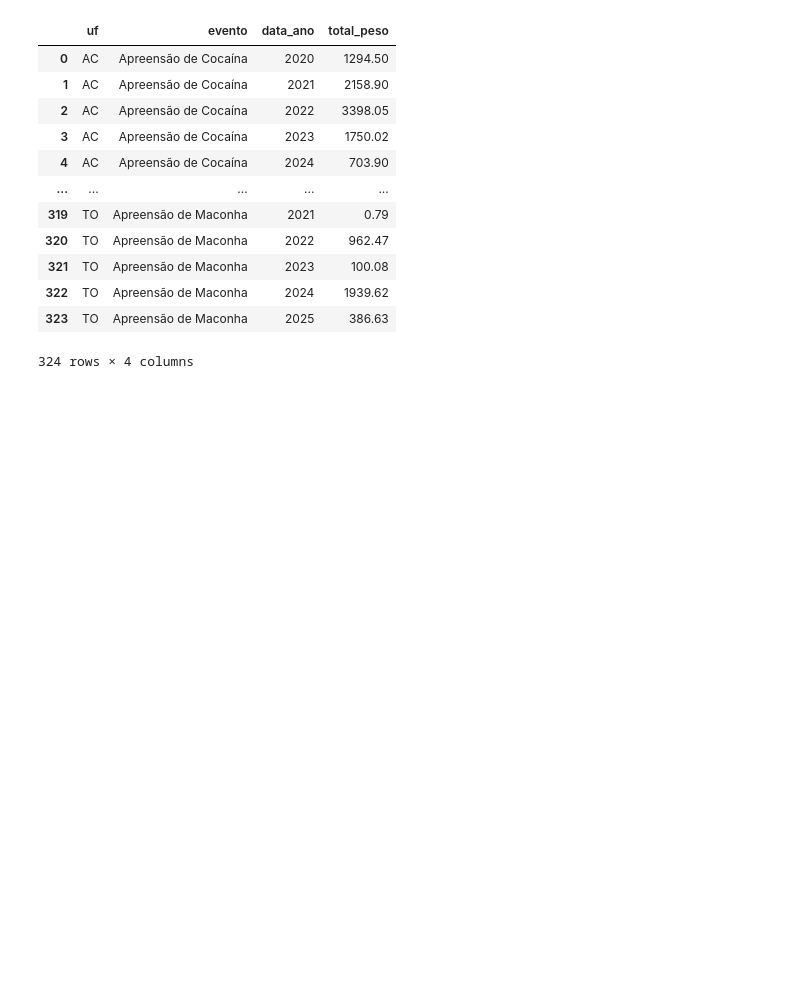
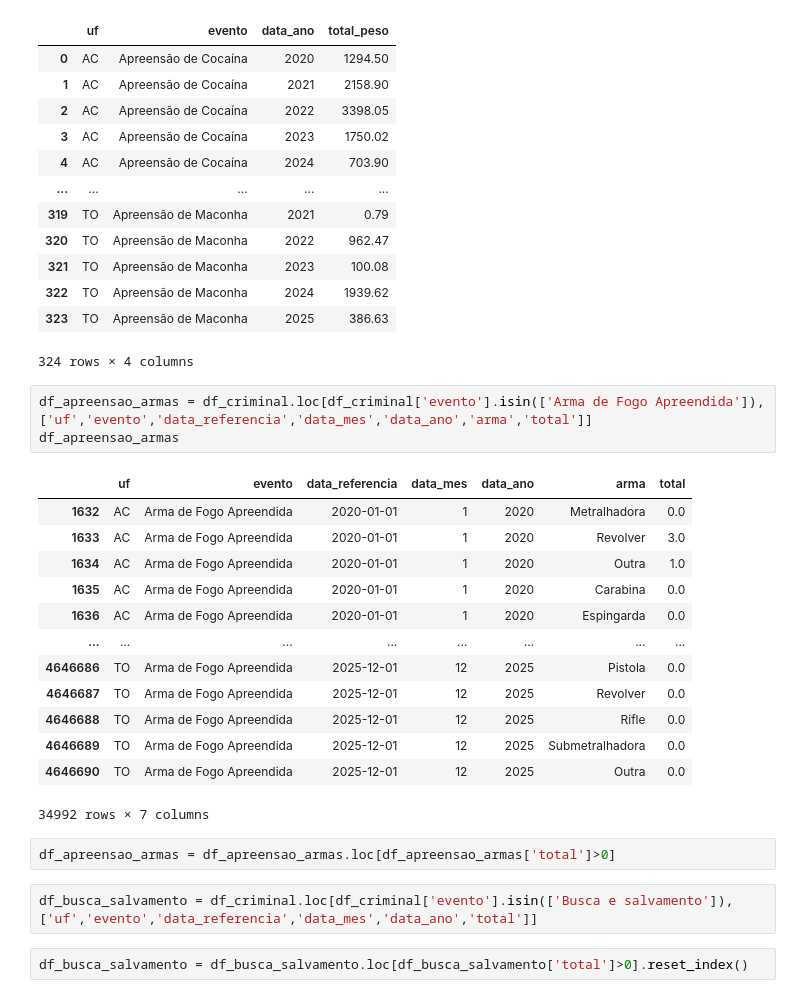
Before and after one commit to Marcelo-Silvestre/MVP_Machine_Learning_Analytics_PUCRIO_40530010056_20260_01, a Jupyter notebook: Notebooks/MVP_Machine_Learning_Previsao_Ocorrencias_Criminais-1.ipynb, the cells around one changed output. Cells and saved outputs as stored; diff of their text form; blank space fills up the shorter version.

```diff
--- a/Notebooks/MVP_Machine_Learning_Previsao_Ocorrencias_Criminais-1.ipynb
+++ b/Notebooks/MVP_Machine_Learning_Previsao_Ocorrencias_Criminais-1.ipynb
@@ -135,3 +135,26 @@ df_apreensao_drogas.groupby(['uf','evento','data_ano'])['total_peso'].sum().roun
 | 322 | TO | Apreensão de Maconha | 2024 | 1939.62 |
 | 323 | TO | Apreensão de Maconha | 2025 | 386.63 |
 324 rows × 4 columns
+# %%
+df_apreensao_armas = df_criminal.loc[df_criminal['evento'].isin(['Arma de Fogo Apreendida']),['uf','evento','data_referencia','data_mes','data_ano','arma','total']]
+df_apreensao_armas
+# %% [output]
+|  | uf | evento | data_referencia | data_mes | data_ano | arma | total |
+| 1632 | AC | Arma de Fogo Apreendida | 2020-01-01 | 1 | 2020 | Metralhadora | 0.0 |
+| 1633 | AC | Arma de Fogo Apreendida | 2020-01-01 | 1 | 2020 | Revolver | 3.0 |
+| 1634 | AC | Arma de Fogo Apreendida | 2020-01-01 | 1 | 2020 | Outra | 1.0 |
+| 1635 | AC | Arma de Fogo Apreendida | 2020-01-01 | 1 | 2020 | Carabina | 0.0 |
+| 1636 | AC | Arma de Fogo Apreendida | 2020-01-01 | 1 | 2020 | Espingarda | 0.0 |
+| ... | ... | ... | ... | ... | ... | ... | ... |
+| 4646686 | TO | Arma de Fogo Apreendida | 2025-12-01 | 12 | 2025 | Pistola | 0.0 |
+| 4646687 | TO | Arma de Fogo Apreendida | 2025-12-01 | 12 | 2025 | Revolver | 0.0 |
+| 4646688 | TO | Arma de Fogo Apreendida | 2025-12-01 | 12 | 2025 | Rifle | 0.0 |
+| 4646689 | TO | Arma de Fogo Apreendida | 2025-12-01 | 12 | 2025 | Submetralhadora | 0.0 |
+| 4646690 | TO | Arma de Fogo Apreendida | 2025-12-01 | 12 | 2025 | Outra | 0.0 |
+34992 rows × 7 columns
+# %%
+df_apreensao_armas = df_apreensao_armas.loc[df_apreensao_armas['total']>0]
+# %%
+df_busca_salvamento = df_criminal.loc[df_criminal['evento'].isin(['Busca e salvamento']),['uf','evento','data_referencia','data_mes','data_ano','total']]
+# %%
+df_busca_salvamento = df_busca_salvamento.loc[df_busca_salvamento['total']>0].reset_index()
```
